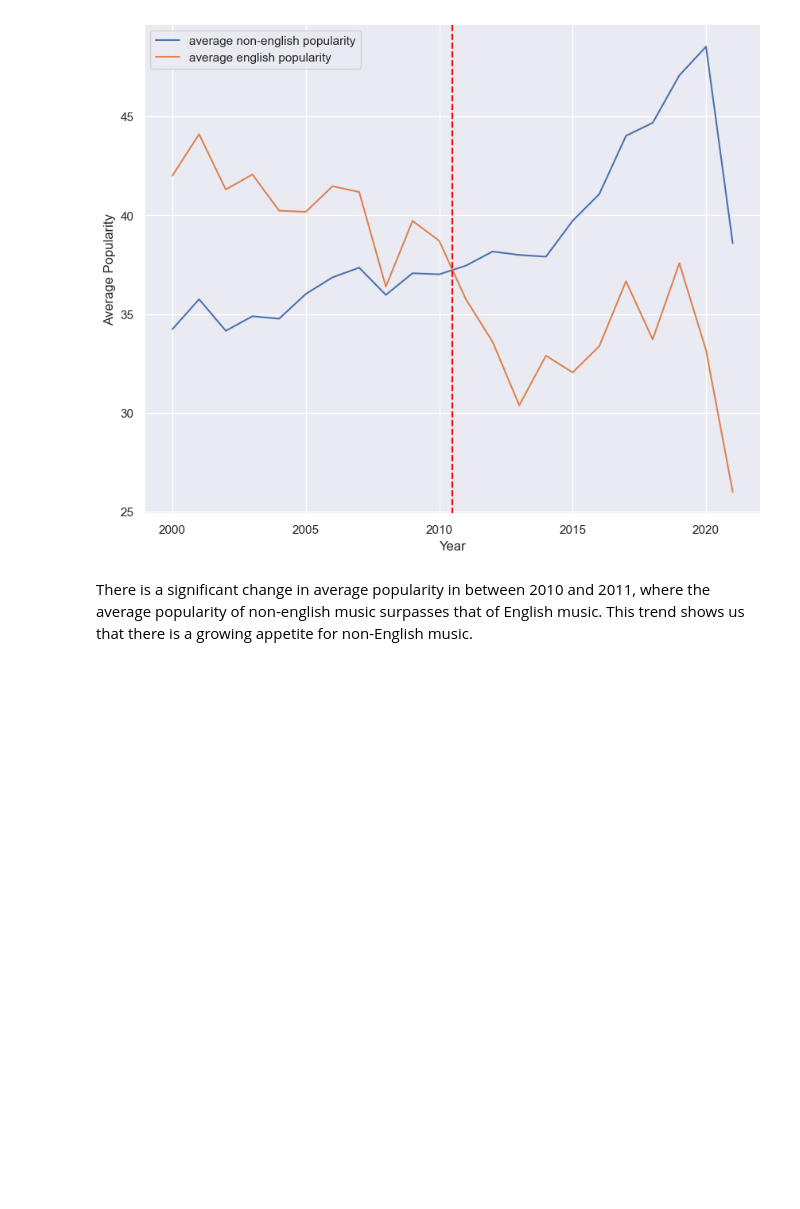
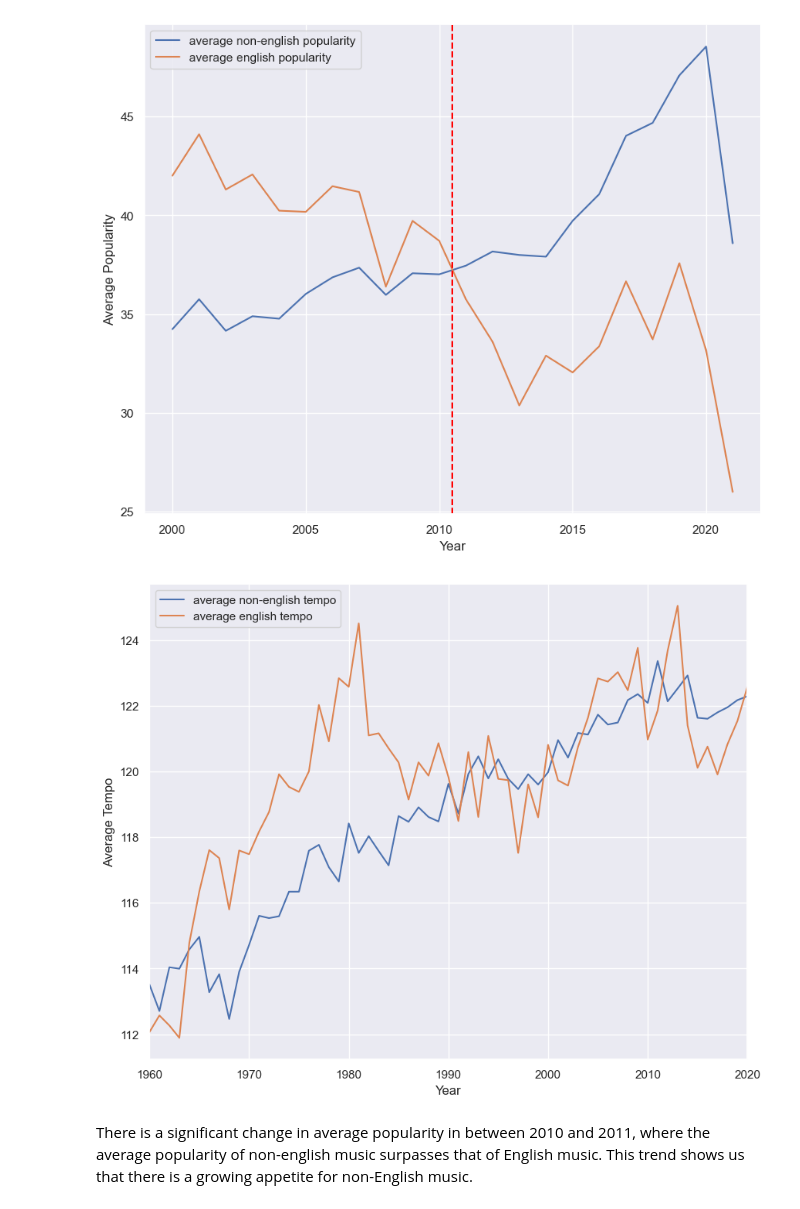
Before and after one commit to MaddieSmithers/Music_Recommender_System, a Jupyter notebook: Data_EDA.ipynb, the cells around one changed output. Drawn from its saved outputs; the diff is of its cells as text; code cells hidden in the pictures; blank space fills up the shorter version.

```diff
--- a/Data_EDA.ipynb
+++ b/Data_EDA.ipynb
@@ -171,6 +189,24 @@ plt.legend()
 plt.show();
 # %% [output]
 [figure]
+# %%
+#look at average English danceability
+year_dance_en = tracks[(tracks['release_year'] >= 1960) & (tracks['en'] == 1)].groupby('release_year')['tempo'].mean()
+year_dance_non_en = tracks[(tracks['release_year'] >= 1960) & (tracks['en'] == 0)].groupby('release_year')['tempo'].mean()
+
+sns.set(style='darkgrid')
+plt.figure(figsize=(10,8))
+sns.lineplot(x=year_dance_non_en.index, y=year_dance_non_en.values, label='average non-english tempo')
+sns.lineplot(x=year_dance_en.index, y=year_dance_en.values, label='average english tempo')
+#plt.axvline(x=2010.5, color='red', linestyle='--')
+
+plt.xlabel("Year")
+plt.ylabel("Average Tempo")
+plt.xlim(1960, 2020)
+plt.legend()
+plt.show();
+# %% [output]
+[figure, added]
 # %% [markdown]
 There is a significant change in average popularity in between 2010 and 2011, where the average popularity of non-english music surpasses that of English music. This trend shows us that there is a growing appetite for non-English music.
 # %%
```
Also changed, not shown: parts of 9 cells of this notebook, 1 other file.
